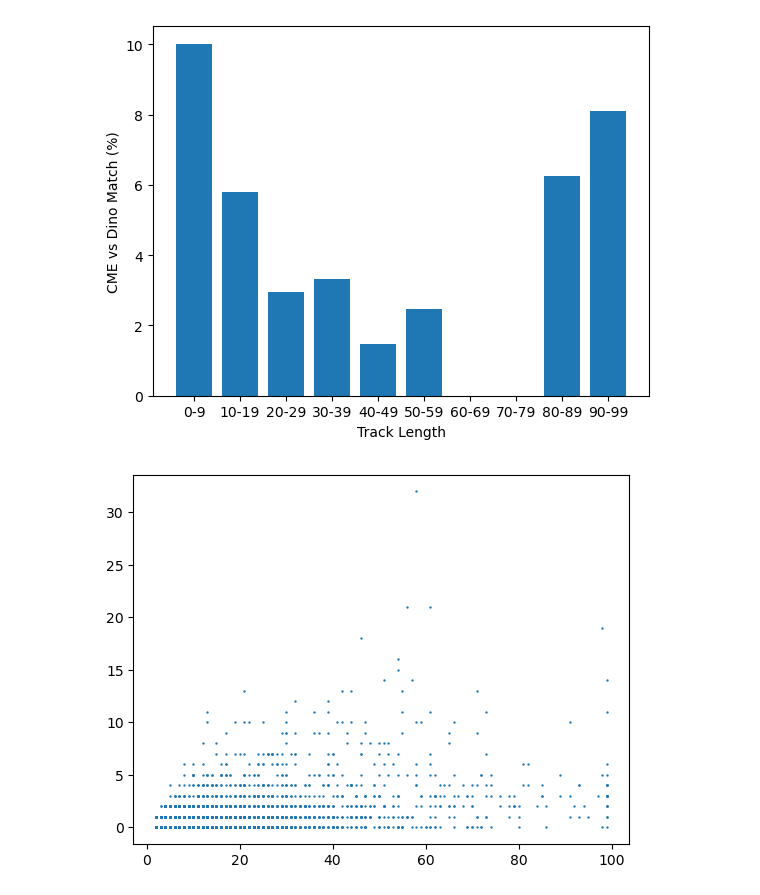
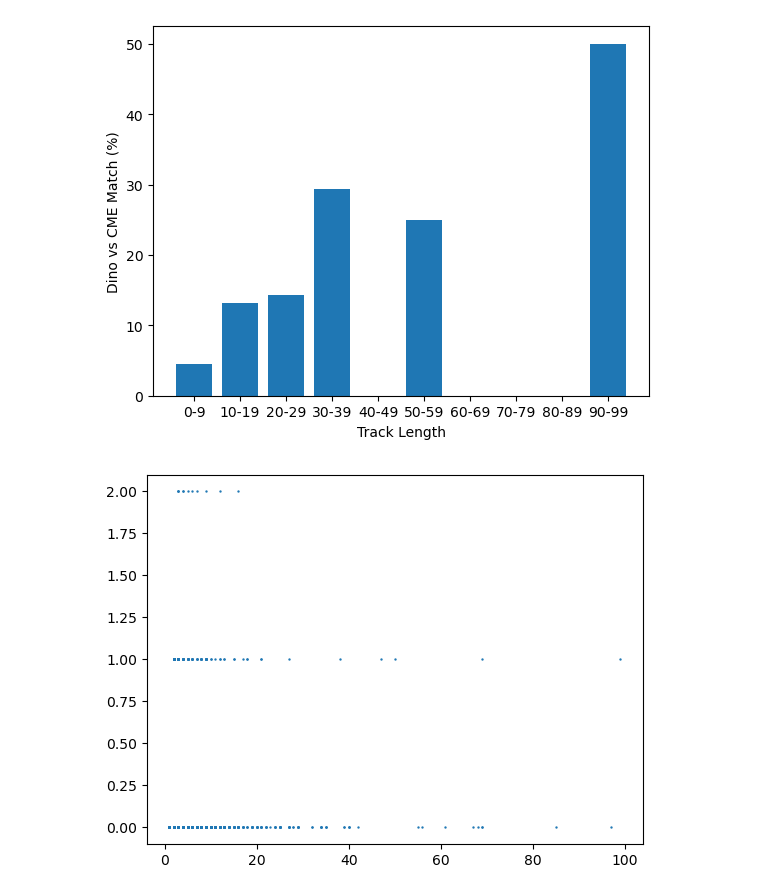
Before and after one commit to adamingemansson/tk, a Jupyter notebook: Comparison/Dino vs CME/TrackLengthAnalysis.ipynb, the cells around one changed output. Saved outputs shown, nothing was run; the diff lists cells and outputs as text; code cells hidden in the pictures.

```diff
--- a/Comparison/Dino vs CME/TrackLengthAnalysis.ipynb
+++ b/Comparison/Dino vs CME/TrackLengthAnalysis.ipynb
@@ -6,4 +6,6 @@ from collections import defaultdict
 # %%
 Comparison = pd.read_csv("Output Data/Comparison.csv")
 # %%
-Comparison = Comparison[Comparison["Distance"]<3.5]
+ids_to_remove = Comparison.loc[Comparison["Distance"] >= 3.5, "ID (Dino)"].unique()
+Comparison = Comparison[~Comparison["ID (Dino)"].isin(ids_to_remove)]
+Comparison
@@ -68,14 +70,14 @@ labels = np.array(("0-9","10-19","20-29","30-39","40-49","50-59","60-69","70-79"
 # %%
 plt.bar(labels,100*counts_true/counts)
 plt.xlabel("Track Length")
-plt.ylabel("CME vs Dino Match (%)")
+plt.ylabel("Dino vs CME Match (%)")
 plt.show()
 # %% [output]
-[figure, old version]
+[figure, new version]
 # %%
 selected = ID_list[ID_list[:, 4] == False]
 breaks = np.array([len(x) for x in selected[:,1]])-1
 plt.scatter(selected[:,2],breaks, s = 0.5)
 plt.show()
 # %% [output]
-[figure, old version]
+[figure, new version]
```
Also changed, not shown: parts of 3 cells of this notebook, 6 other files.
